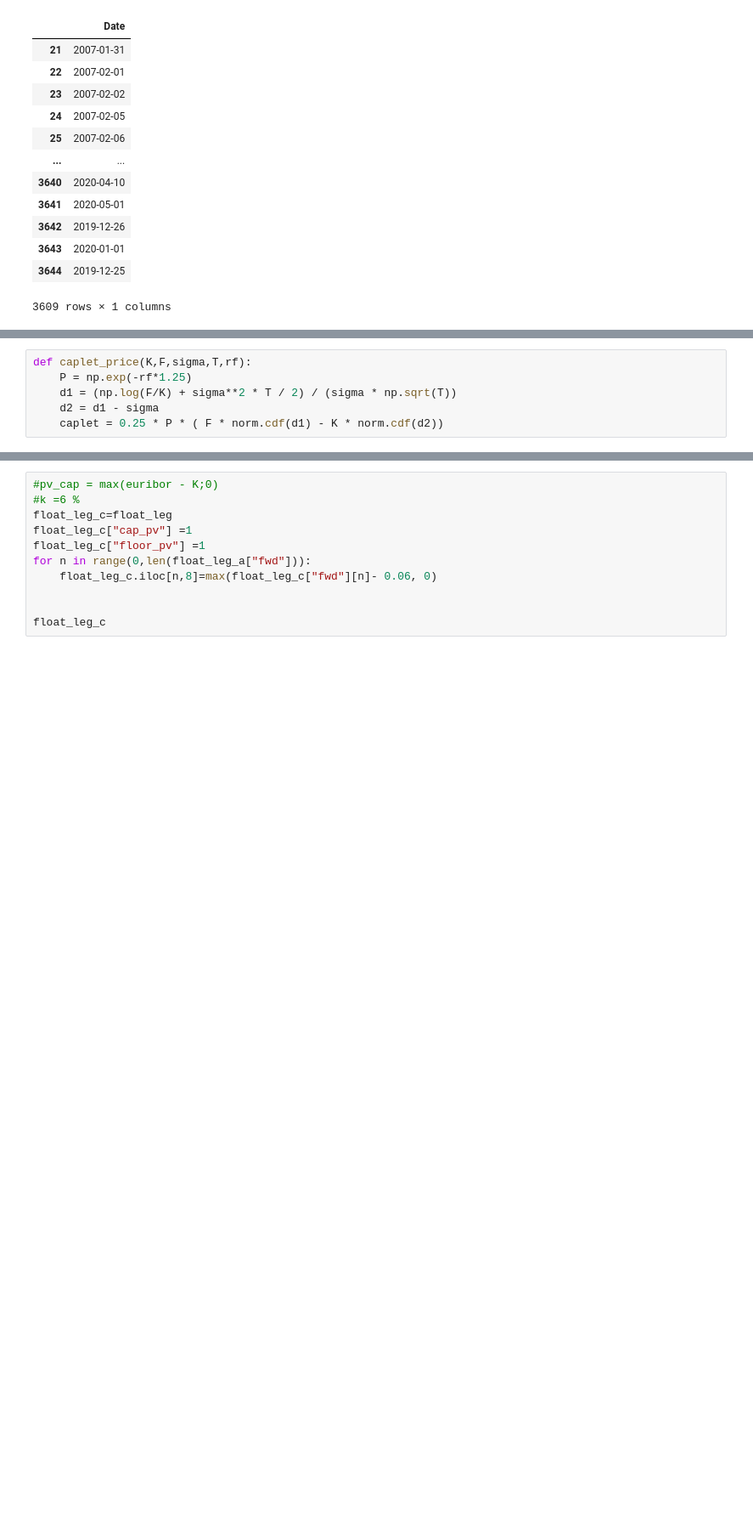
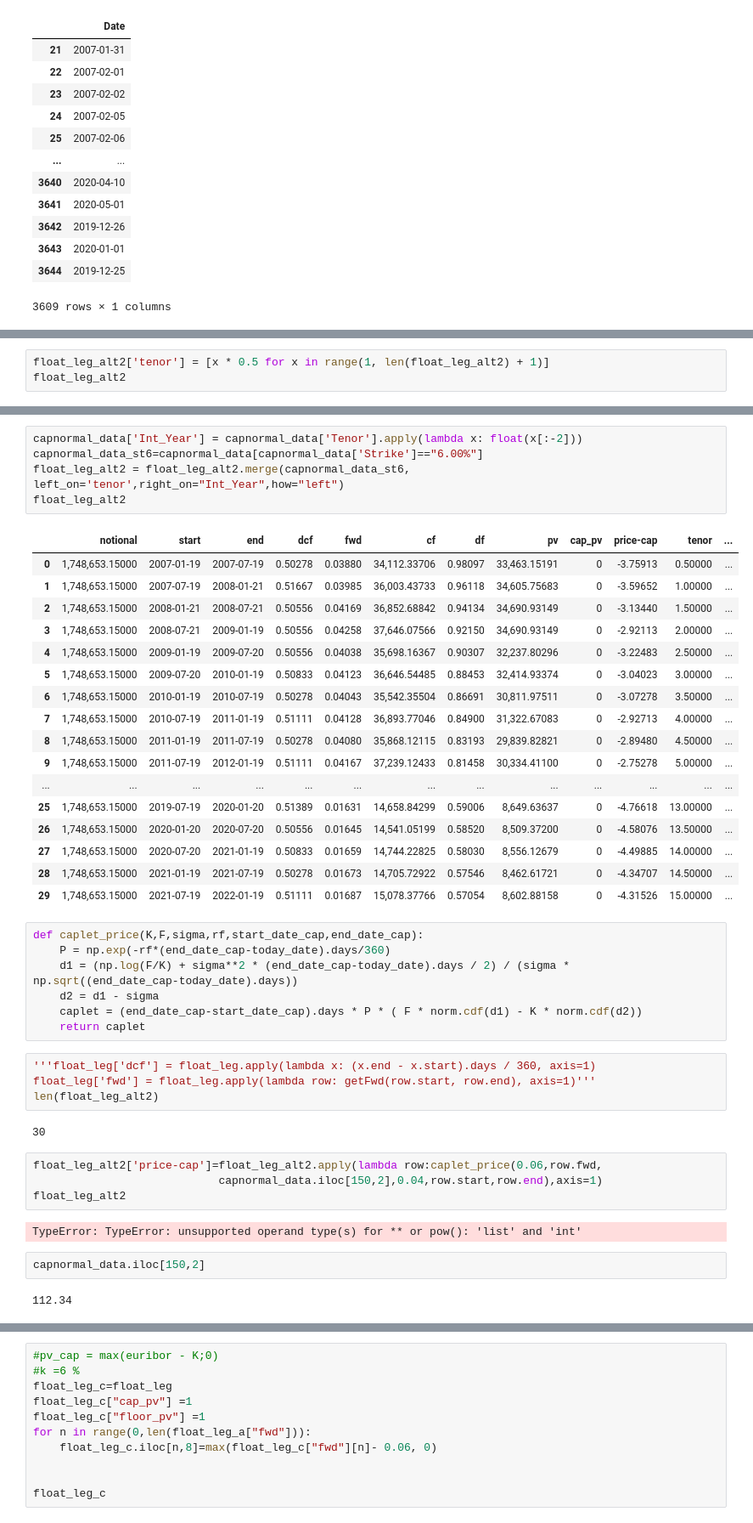
Before and after one commit to mayer19/FinancialDerivativesGroupProject, a Jupyter notebook: Derivatives.ipynb, the cells around one changed output, grey strips where cells are left out. Shown at 85% size. Cells and saved outputs as stored; diff of their text form; blank space fills up the shorter version.

```diff
--- a/Derivatives.ipynb
+++ b/Derivatives.ipynb
@@ -684,0 +681,3 @@ float_leg_a
+# %%
+float_leg_alt2['tenor'] = [x * 0.5 for x in range(1, len(float_leg_alt2) + 1)]
+float_leg_alt2
@@ -685,6 +721,46 @@ float_leg_a
+# %%
+capnormal_data['Int_Year'] = capnormal_data['Tenor'].apply(lambda x: float(x[:-2]))
+capnormal_data_st6=capnormal_data[capnormal_data['Strike']=="6.00%"]
+float_leg_alt2 = float_leg_alt2.merge(capnormal_data_st6, left_on='tenor',right_on="Int_Year",how="left")
+float_leg_alt2
+# %% [output]
+|  | notional | start | end | dcf | fwd | cf | df | pv | cap_pv | price-cap | tenor | ... |
+| 0 | 1,748,653.15000 | 2007-01-19 | 2007-07-19 | 0.50278 | 0.03880 | 34,112.33706 | 0.98097 | 33,463.15191 | 0 | -3.75913 | 0.50000 | ... |
+| 1 | 1,748,653.15000 | 2007-07-19 | 2008-01-21 | 0.51667 | 0.03985 | 36,003.43733 | 0.96118 | 34,605.75683 | 0 | -3.59652 | 1.00000 | ... |
+| 2 | 1,748,653.15000 | 2008-01-21 | 2008-07-21 | 0.50556 | 0.04169 | 36,852.68842 | 0.94134 | 34,690.93149 | 0 | -3.13440 | 1.50000 | ... |
+| 3 | 1,748,653.15000 | 2008-07-21 | 2009-01-19 | 0.50556 | 0.04258 | 37,646.07566 | 0.92150 | 34,690.93149 | 0 | -2.92113 | 2.00000 | ... |
+| 4 | 1,748,653.15000 | 2009-01-19 | 2009-07-20 | 0.50556 | 0.04038 | 35,698.16367 | 0.90307 | 32,237.80296 | 0 | -3.22483 | 2.50000 | ... |
+| 5 | 1,748,653.15000 | 2009-07-20 | 2010-01-19 | 0.50833 | 0.04123 | 36,646.54485 | 0.88453 | 32,414.93374 | 0 | -3.04023 | 3.00000 | ... |
+| 6 | 1,748,653.15000 | 2010-01-19 | 2010-07-19 | 0.50278 | 0.04043 | 35,542.35504 | 0.86691 | 30,811.97511 | 0 | -3.07278 | 3.50000 | ... |
+| 7 | 1,748,653.15000 | 2010-07-19 | 2011-01-19 | 0.51111 | 0.04128 | 36,893.77046 | 0.84900 | 31,322.67083 | 0 | -2.92713 | 4.00000 | ... |
+| 8 | 1,748,653.15000 | 2011-01-19 | 2011-07-19 | 0.50278 | 0.04080 | 35,868.12115 | 0.83193 | 29,839.82821 | 0 | -2.89480 | 4.50000 | ... |
+| 9 | 1,748,653.15000 | 2011-07-19 | 2012-01-19 | 0.51111 | 0.04167 | 37,239.12433 | 0.81458 | 30,334.41100 | 0 | -2.75278 | 5.00000 | ... |
+| ... | ... | ... | ... | ... | ... | ... | ... | ... | ... | ... | ... | ... |
+| 25 | 1,748,653.15000 | 2019-07-19 | 2020-01-20 | 0.51389 | 0.01631 | 14,658.84299 | 0.59006 | 8,649.63637 | 0 | -4.76618 | 13.00000 | ... |
+| 26 | 1,748,653.15000 | 2020-01-20 | 2020-07-20 | 0.50556 | 0.01645 | 14,541.05199 | 0.58520 | 8,509.37200 | 0 | -4.58076 | 13.50000 | ... |
+| 27 | 1,748,653.15000 | 2020-07-20 | 2021-01-19 | 0.50833 | 0.01659 | 14,744.22825 | 0.58030 | 8,556.12679 | 0 | -4.49885 | 14.00000 | ... |
+| 28 | 1,748,653.15000 | 2021-01-19 | 2021-07-19 | 0.50278 | 0.01673 | 14,705.72922 | 0.57546 | 8,462.61721 | 0 | -4.34707 | 14.50000 | ... |
+| 29 | 1,748,653.15000 | 2021-07-19 | 2022-01-19 | 0.51111 | 0.01687 | 15,078.37766 | 0.57054 | 8,602.88158 | 0 | -4.31526 | 15.00000 | ... |
 # %%
-def caplet_price(K,F,sigma,T,rf):
-    P = np.exp(-rf*1.25)
-    d1 = (np.log(F/K) + sigma**2 * T / 2) / (sigma * np.sqrt(T))
+def caplet_price(K,F,sigma,rf,start_date_cap,end_date_cap):
+    P = np.exp(-rf*(end_date_cap-today_date).days/360)
+    d1 = (np.log(F/K) + sigma**2 * (end_date_cap-today_date).days / 2) / (sigma * np.sqrt((end_date_cap-today_date).days))
     d2 = d1 - sigma
-    caplet = 0.25 * P * ( F * norm.cdf(d1) - K * norm.cdf(d2))
+    caplet = (end_date_cap-start_date_cap).days * P * ( F * norm.cdf(d1) - K * norm.cdf(d2))
+    return caplet
+# %%
+'''float_leg['dcf'] = float_leg.apply(lambda x: (x.end - x.start).days / 360, axis=1)
+float_leg['fwd'] = float_leg.apply(lambda row: getFwd(row.start, row.end), axis=1)'''
+len(float_leg_alt2)
+# %% [output]
+30
+# %%
+float_leg_alt2['price-cap']=float_leg_alt2.apply(lambda row:caplet_price(0.06,row.fwd,
+                            capnormal_data.iloc[150,2],0.04,row.start,row.end),axis=1)
+float_leg_alt2
+# %% [output]
+TypeError: TypeError: unsupported operand type(s) for ** or pow(): 'list' and 'int'
+# %%
+capnormal_data.iloc[150,2]
+# %% [output]
+112.34
```
Also changed, not shown: parts of 10 cells of this notebook.
